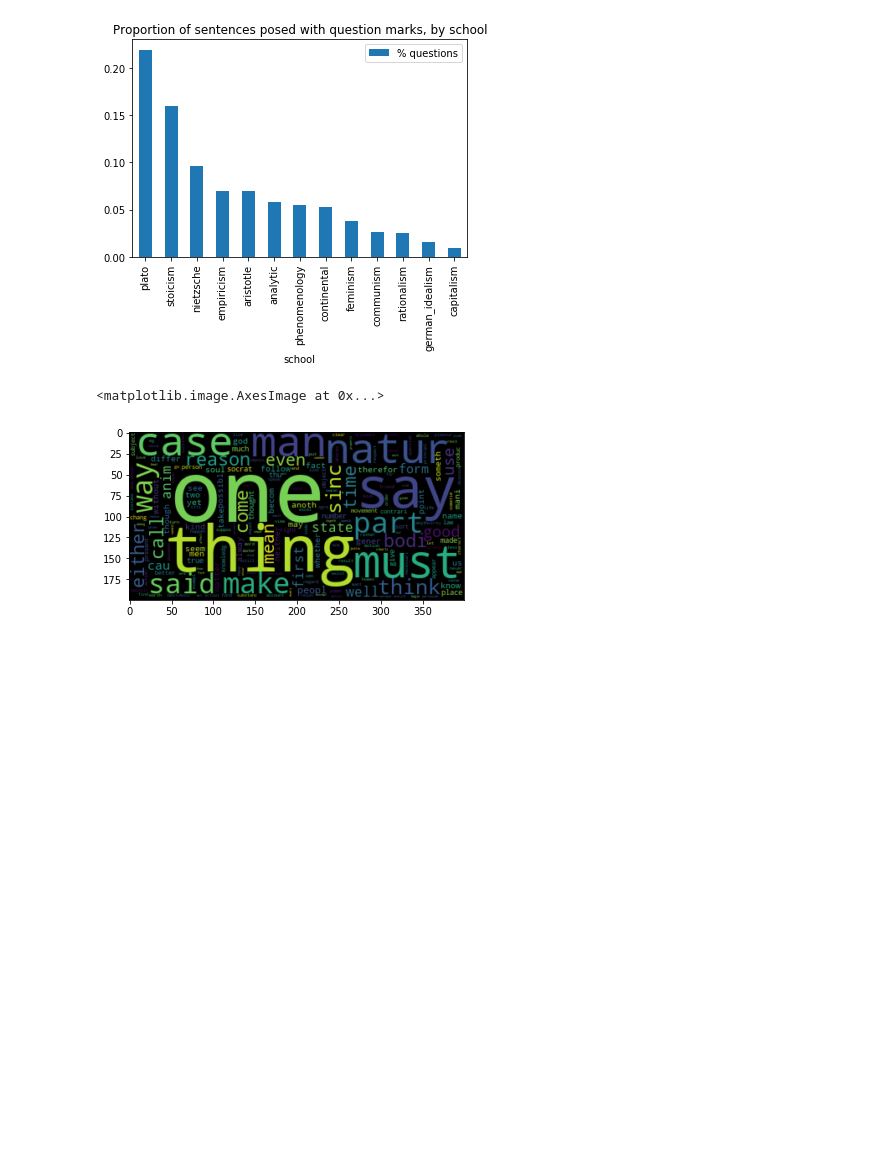
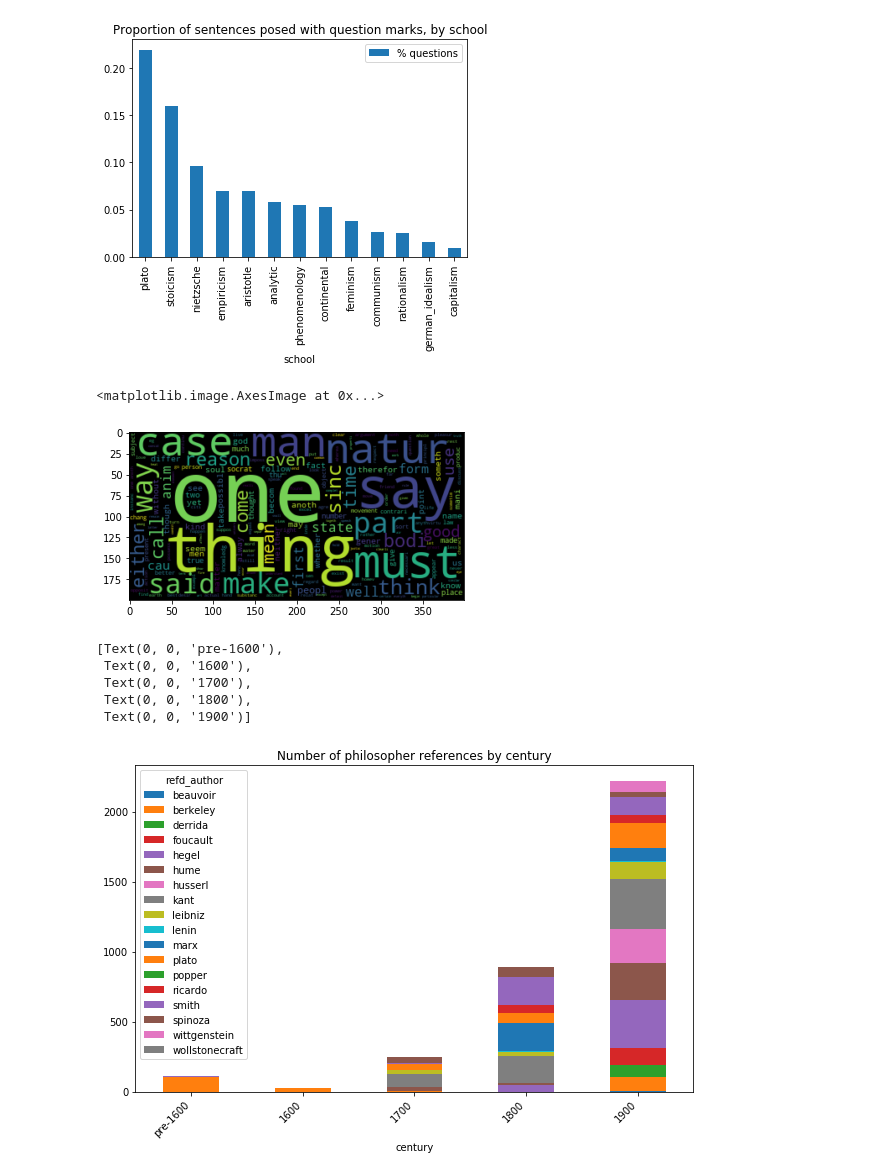
Before and after one commit to matthewpark319/ADSProject1, a Jupyter notebook: doc/Untitled.ipynb, the cells around one changed output. Cells and saved outputs as stored; diff of their text form; code cells hidden in the pictures; blank space fills up the shorter version.

Commit message:
referenced authors

```diff
--- a/doc/Untitled.ipynb
+++ b/doc/Untitled.ipynb
@@ -65,3 +65,22 @@ plt.imshow(cloud, interpolation='bilinear')
 # %% [output]
 <matplotlib.image.AxesImage at 0x...>
 [figure]
+# %%
+fix, ax = plt.subplots()
+
+authors = set(df['author'].str.lower().unique())
+df['refd_authors'] = df['tokenized_txt_list'].apply(lambda l: list(set(l).intersection(authors)))
+refd_authors = df.loc[df['refd_authors'].str.len() > 0,
+                      ['refd_authors', 'sentence_lowered', 'century']
+                     ].explode('refd_authors').rename(columns={'refd_authors': 'refd_author'})
+
+refd_authors.groupby(['century', 'refd_author'])['refd_author'].count().rename('referenced_authors').unstack().plot(
+    ax=ax, kind='bar', stacked=True, figsize=(10, 6), title='Number of philosopher references by century')
+ax.set_xticklabels(['pre-1600'] + list(ax.get_xticklabels()[1:]), rotation=45, ha='right')
+# %% [output]
+[Text(0, 0, 'pre-1600'),
+ Text(0, 0, '1600'),
+ Text(0, 0, '1700'),
+ Text(0, 0, '1800'),
+ Text(0, 0, '1900')]
+[figure, added]
```
Also changed, not shown: parts of 1 cell of this notebook.
